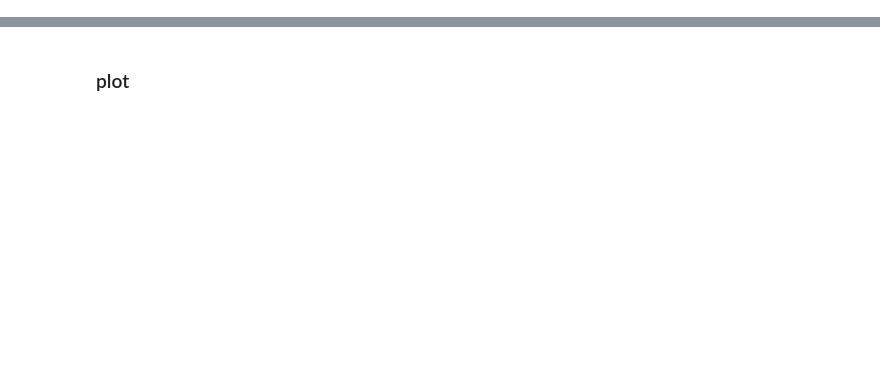
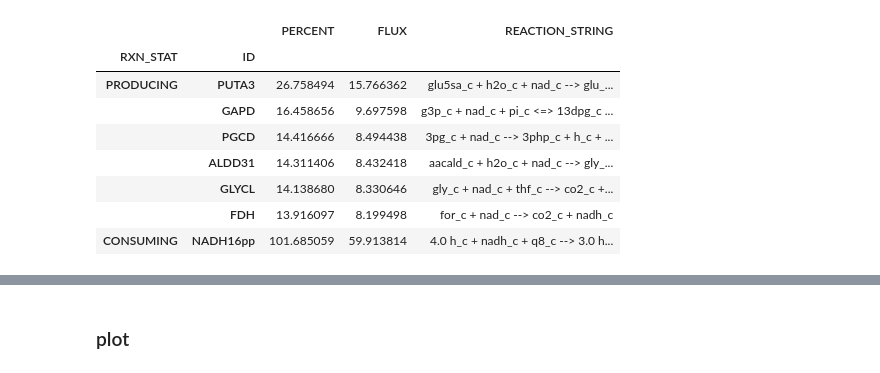
Before and after one commit to liaochen1988/Source_code_for_Pseudomonas_Metabolomics_Paper, a Jupyter notebook: overflow/compare_alternatiev_secretion_pathways.ipynb, the cells around one changed output, grey strips where cells are left out. Saved outputs shown, nothing was run; the diff lists cells and outputs as text; code cells hidden in the pictures; blank space fills up the shorter version.

```diff
--- a/overflow/compare_alternatiev_secretion_pathways.ipynb
+++ b/overflow/compare_alternatiev_secretion_pathways.ipynb
@@ -49,0 +122,16 @@ def set_glycerol_minimal_medium(model):
+# %%
+def set_cplex_parameters(model, verbose):
+    model.solver = 'cplex'
+    model.solver.configuration.lp_method = "barrier"
+    model.solver.configuration.qp_method = "barrier"
+    model.solver.configuration.presolve = True
+    model.solver.configuration.tolerances.integrality = 1e-6
+    model.solver.problem.parameters.mip.tolerances.integrality.set(1e-6)
+    model.solver.configuration.verbosity=verbose
+    model.solver.problem.parameters.emphasis.mip.set(1)
+    model.solver.problem.parameters.mip.strategy.probe.set(3)
+    model.solver.problem.parameters.mip.strategy.rinsheur.set(20)
+    model.solver.problem.parameters.mip.strategy.nodeselect.set(2)
+    model.solver.problem.parameters.mip.strategy.heuristicfreq.set(20)
+
+    return model
@@ -49,0 +202,13 @@ def set_glycerol_minimal_medium(model):
+# %%
+model = cobra.io.load_json_model('../add_RL_production/SI3_iJN1411final_flux_w_rhamnolipid_biosynthesis.json')
+model = set_glycerol_minimal_medium(model, 10, 1000)
+model = set_cplex_parameters(model, 0)
+model = fix_NADH_NADPH_flux_loop(model)
+compound_id = 'nadh_c'
+model, S_dict = add_flux_constraint(model, compound_id)
+
+metabolite_producing_flux = 60
+model.constraints["flux_constraint__%s"%(compound_id)].ub = metabolite_producing_flux
+model.constraints["flux_constraint__%s"%(compound_id)].lb = metabolite_producing_flux
+
+model.optimize()
@@ -49,0 +239,12 @@ def set_glycerol_minimal_medium(model):
+# %%
+model.metabolites.nadh_c.summary()
+# %% [output]
+|  |  | PERCENT | FLUX | REACTION_STRING |
+| RXN_STAT | ID |  |  |  |
+| PRODUCING | PUTA3 | 26.758494 | 15.766362 | glu5sa_c + h2o_c + nad_c --> glu_... |
+|  | GAPD | 16.458656 | 9.697598 | g3p_c + nad_c + pi_c <=> 13dpg_c ... |
+|  | PGCD | 14.416666 | 8.494438 | 3pg_c + nad_c --> 3php_c + h_c + ... |
+|  | ALDD31 | 14.311406 | 8.432418 | aacald_c + h2o_c + nad_c --> gly_... |
+|  | GLYCL | 14.138680 | 8.330646 | gly_c + nad_c + thf_c --> co2_c +... |
+|  | FDH | 13.916097 | 8.199498 | for_c + nad_c --> co2_c + nadh_c |
+| CONSUMING | NADH16pp | 101.685059 | 59.913814 | 4.0 h_c + nadh_c + q8_c --> 3.0 h... |
```
Also changed, not shown: parts of 20 cells of this notebook, 53 other files.
